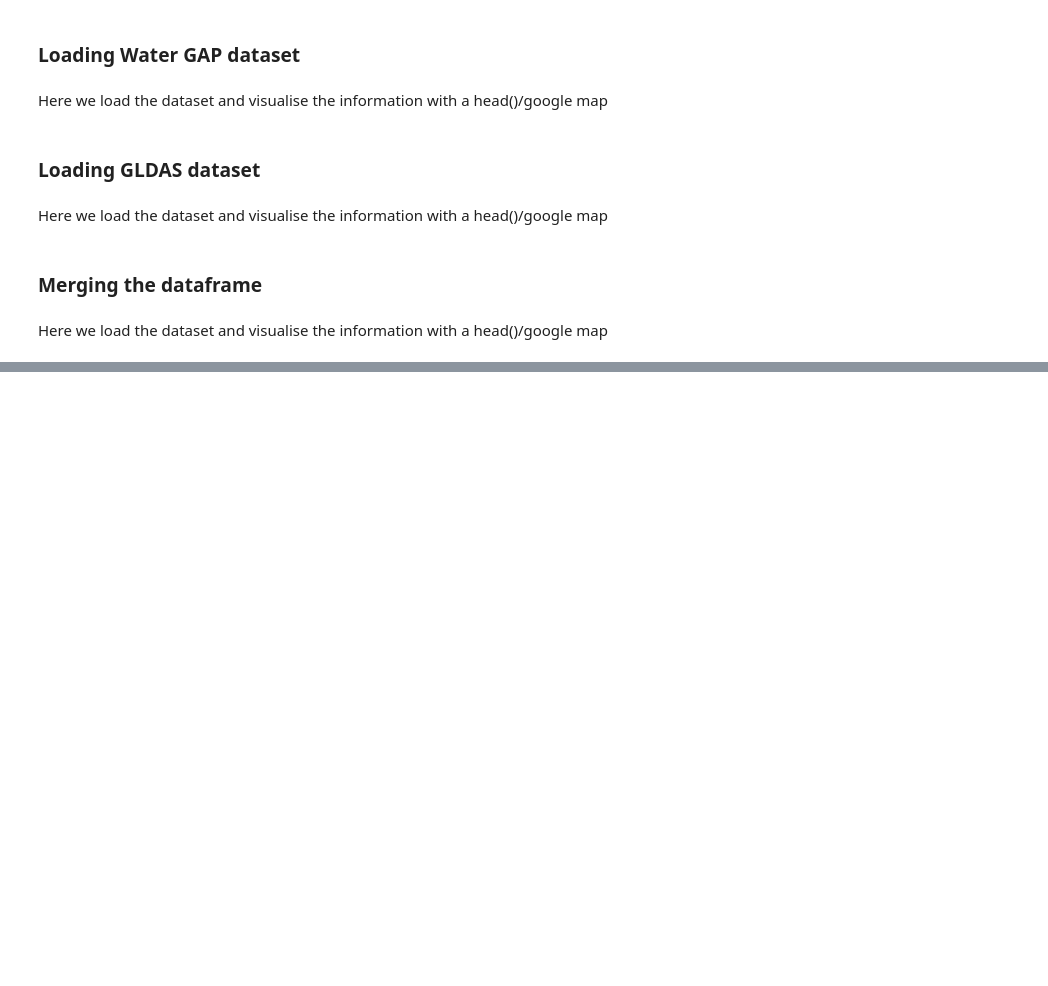
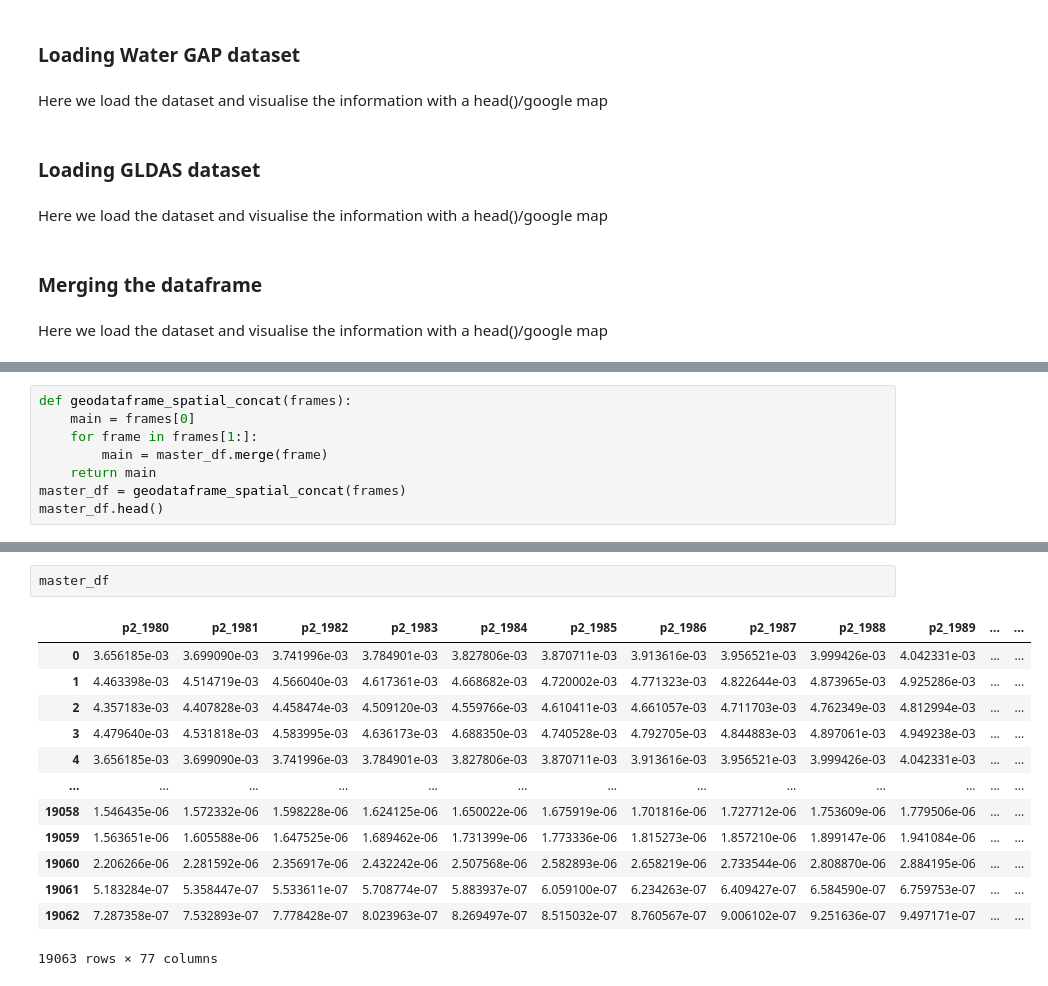
Before and after one commit to liliskov/Modern-Data-Analytics, a Jupyter notebook: Water Security.ipynb, the cells around one changed output, grey strips where cells are left out. Cells and saved outputs as stored; diff of their text form; blank space fills up the shorter version.

```diff
--- a/Water Security.ipynb
+++ b/Water Security.ipynb
@@ -112,0 +111,8 @@ Here we load the dataset and visualise the information with a head()/google map
+# %%
+def geodataframe_spatial_concat(frames):
+    main = frames[0]
+    for frame in frames[1:]:
+        main = master_df.merge(frame)
+    return main
+master_df = geodataframe_spatial_concat(frames)
+master_df.head()
@@ -112,0 +127,16 @@ Here we load the dataset and visualise the information with a head()/google map
+# %%
+master_df
+# %% [output]
+|  | p2_1980 | p2_1981 | p2_1982 | p2_1983 | p2_1984 | p2_1985 | p2_1986 | p2_1987 | p2_1988 | p2_1989 | ... | ... |
+| 0 | 3.656185e-03 | 3.699090e-03 | 3.741996e-03 | 3.784901e-03 | 3.827806e-03 | 3.870711e-03 | 3.913616e-03 | 3.956521e-03 | 3.999426e-03 | 4.042331e-03 | ... | ... |
+| 1 | 4.463398e-03 | 4.514719e-03 | 4.566040e-03 | 4.617361e-03 | 4.668682e-03 | 4.720002e-03 | 4.771323e-03 | 4.822644e-03 | 4.873965e-03 | 4.925286e-03 | ... | ... |
+| 2 | 4.357183e-03 | 4.407828e-03 | 4.458474e-03 | 4.509120e-03 | 4.559766e-03 | 4.610411e-03 | 4.661057e-03 | 4.711703e-03 | 4.762349e-03 | 4.812994e-03 | ... | ... |
+| 3 | 4.479640e-03 | 4.531818e-03 | 4.583995e-03 | 4.636173e-03 | 4.688350e-03 | 4.740528e-03 | 4.792705e-03 | 4.844883e-03 | 4.897061e-03 | 4.949238e-03 | ... | ... |
+| 4 | 3.656185e-03 | 3.699090e-03 | 3.741996e-03 | 3.784901e-03 | 3.827806e-03 | 3.870711e-03 | 3.913616e-03 | 3.956521e-03 | 3.999426e-03 | 4.042331e-03 | ... | ... |
+| ... | ... | ... | ... | ... | ... | ... | ... | ... | ... | ... | ... | ... |
+| 19058 | 1.546435e-06 | 1.572332e-06 | 1.598228e-06 | 1.624125e-06 | 1.650022e-06 | 1.675919e-06 | 1.701816e-06 | 1.727712e-06 | 1.753609e-06 | 1.779506e-06 | ... | ... |
+| 19059 | 1.563651e-06 | 1.605588e-06 | 1.647525e-06 | 1.689462e-06 | 1.731399e-06 | 1.773336e-06 | 1.815273e-06 | 1.857210e-06 | 1.899147e-06 | 1.941084e-06 | ... | ... |
+| 19060 | 2.206266e-06 | 2.281592e-06 | 2.356917e-06 | 2.432242e-06 | 2.507568e-06 | 2.582893e-06 | 2.658219e-06 | 2.733544e-06 | 2.808870e-06 | 2.884195e-06 | ... | ... |
+| 19061 | 5.183284e-07 | 5.358447e-07 | 5.533611e-07 | 5.708774e-07 | 5.883937e-07 | 6.059100e-07 | 6.234263e-07 | 6.409427e-07 | 6.584590e-07 | 6.759753e-07 | ... | ... |
+| 19062 | 7.287358e-07 | 7.532893e-07 | 7.778428e-07 | 8.023963e-07 | 8.269497e-07 | 8.515032e-07 | 8.760567e-07 | 9.006102e-07 | 9.251636e-07 | 9.497171e-07 | ... | ... |
+19063 rows × 77 columns
```
Also changed, not shown: parts of 5 cells of this notebook.
